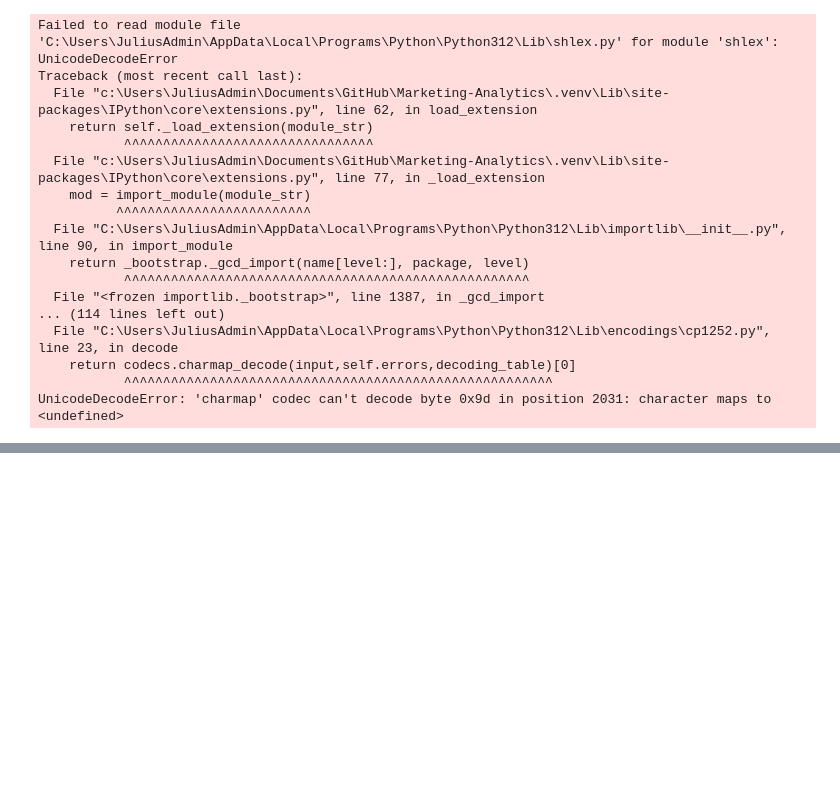
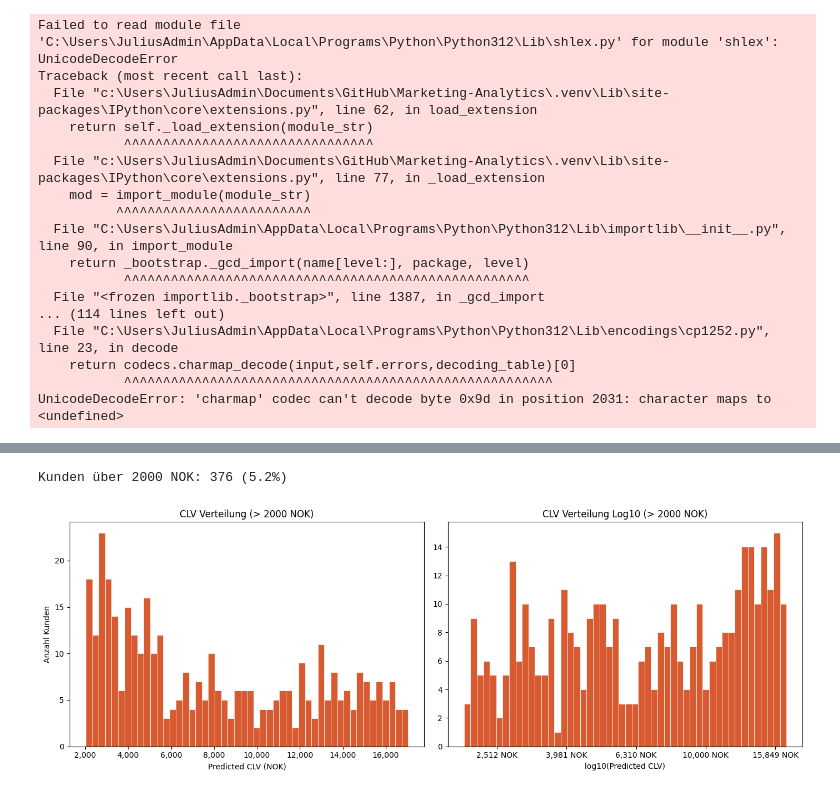
Before and after one commit to juliusatgit/Marketing-Analytics, a Jupyter notebook: notebooks/03_Baseline_CLV_Prediction.ipynb, the cells around one changed output, grey strips where cells are left out. Drawn from its saved outputs; the diff is of its cells as text; code cells hidden in the pictures; blank space fills up the shorter version.

```diff
--- a/notebooks/03_Baseline_CLV_Prediction.ipynb
+++ b/notebooks/03_Baseline_CLV_Prediction.ipynb
@@ -97,0 +128,27 @@ Customers with actual > 0: 0
+# %%
+clv_high = test["revenue_23_24_baseline_CLVEuler"][
+    (test["revenue_23_24_baseline_CLVEuler"] > 2000) &
+    (test["revenue_23_24_baseline_CLVEuler"] < test["revenue_23_24_baseline_CLVEuler"].quantile(0.95))
+]
+print(f"Kunden über 2000 NOK: {len(clv_high)} ({len(clv_high)/len(test)*100:.1f}%)")
+
+fig, axes = plt.subplots(1, 2, figsize=(14, 5))
+
+# Linear
+axes[0].hist(clv_high, bins=50, color="#D85A30", edgecolor="white", linewidth=0.5)
+axes[0].set_title("CLV Verteilung (> 2000 NOK)")
+axes[0].set_xlabel("Predicted CLV (NOK)")
+axes[0].set_ylabel("Anzahl Kunden")
+axes[0].xaxis.set_major_formatter(ticker.FuncFormatter(lambda x, _: f"{int(x):,}"))
+
+# Log
+axes[1].hist(np.log10(clv_high), bins=50, color="#D85A30", edgecolor="white", linewidth=0.5)
+axes[1].set_title("CLV Verteilung Log10 (> 2000 NOK)")
+axes[1].set_xlabel("log10(Predicted CLV)")
+axes[1].xaxis.set_major_formatter(ticker.FuncFormatter(lambda x, _: f"{10**x:,.0f} NOK"))
+
+plt.tight_layout()
+plt.show()
+# %% [output]
+Kunden über 2000 NOK: 376 (5.2%)
+[figure, added]
```
Also changed, not shown: parts of 15 cells of this notebook.
